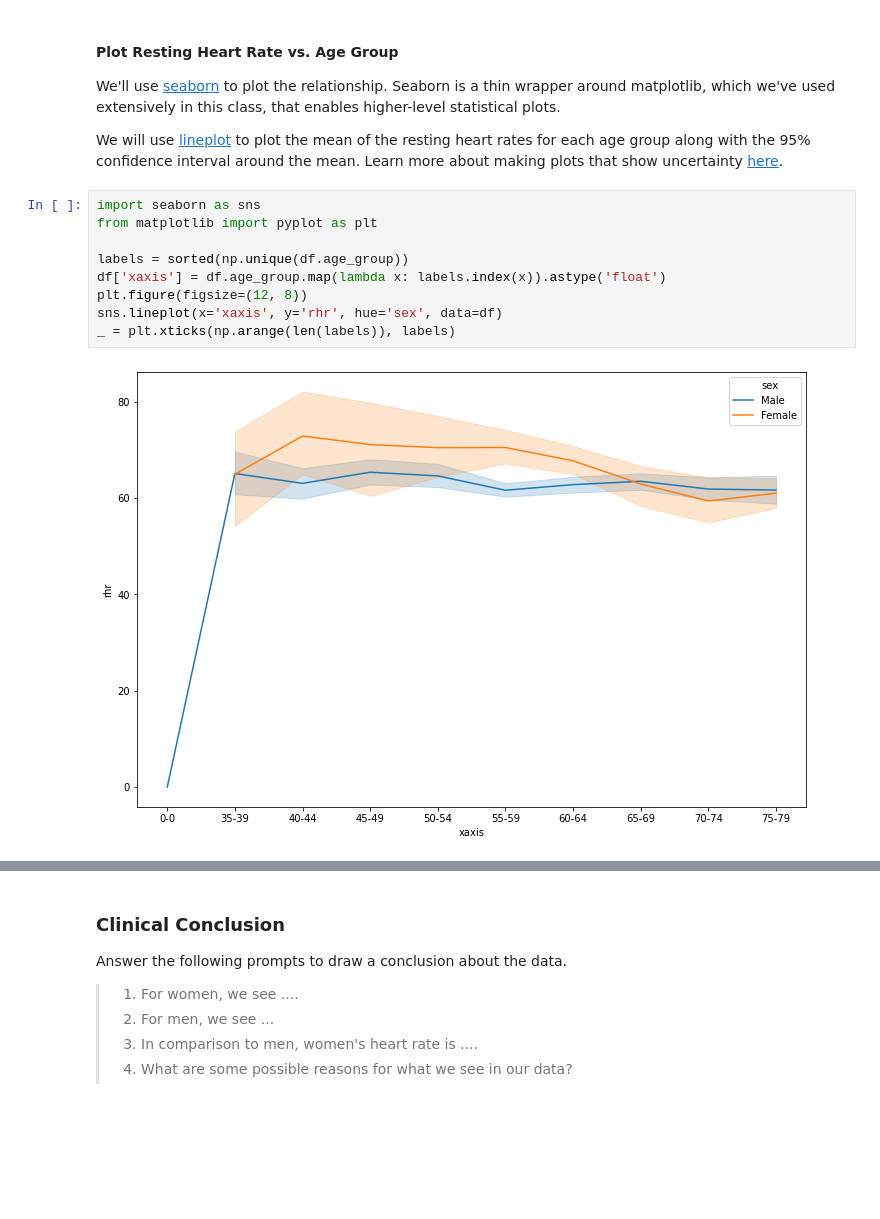
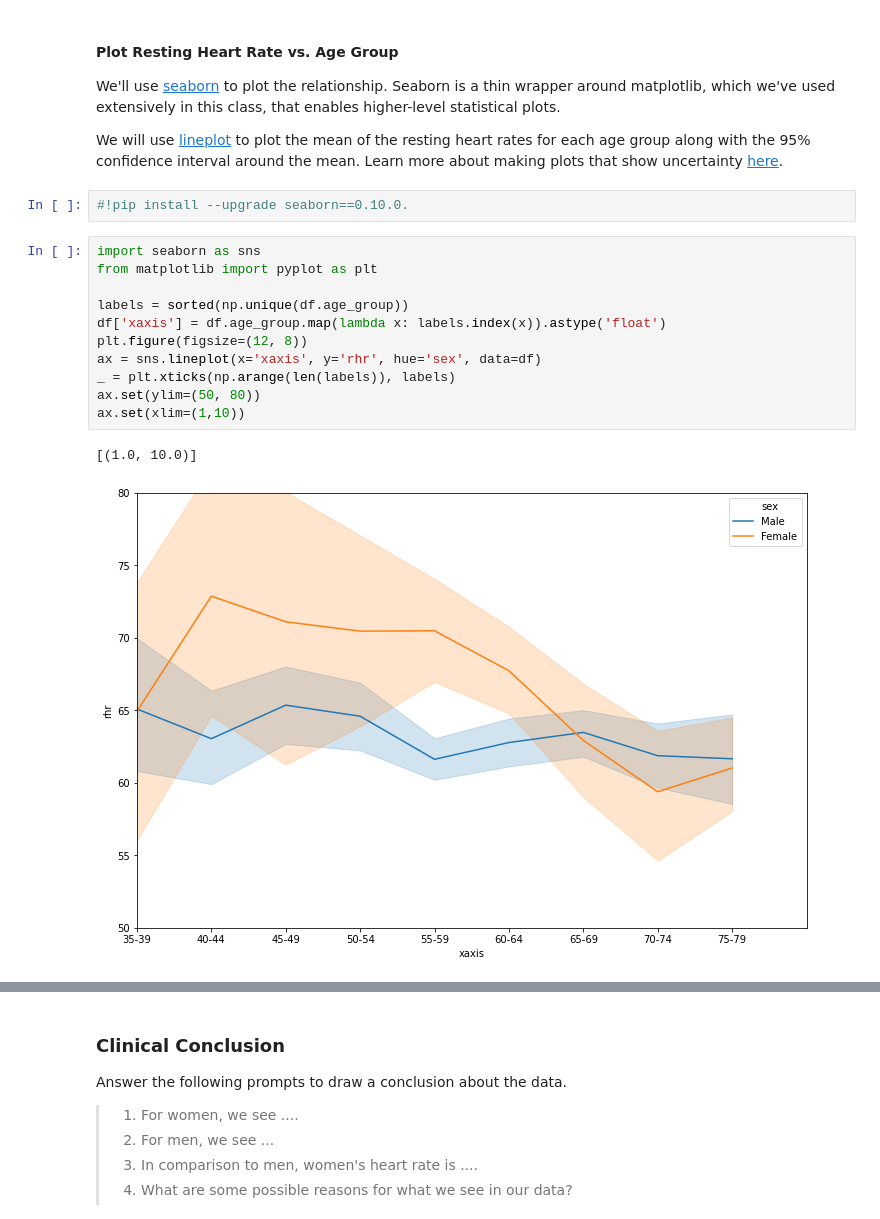
Before and after one commit to ricefields/UdaProject4, a Jupyter notebook: clinical_app_starter.ipynb, the cells around one changed output, grey strips where cells are left out. Drawn from its saved outputs; the diff is of its cells as text; blank space fills up the shorter version.

```diff
--- a/clinical_app_starter.ipynb
+++ b/clinical_app_starter.ipynb
@@ -125,14 +129,19 @@ len(df[df['sex'] == "Female"])
 We'll use [seaborn](https://seaborn.pydata.org/) to plot the relationship. Seaborn is a thin wrapper around matplotlib, which we've used extensively in this class, that enables higher-level statistical plots.
 
 We will use [lineplot](https://seaborn.pydata.org/generated/seaborn.lineplot.html#seaborn.lineplot) to plot the mean of the resting heart rates for each age group along with the 95% confidence interval around the mean. Learn more about making plots that show uncertainty [here](https://seaborn.pydata.org/tutorial/relational.html#aggregation-and-representing-uncertainty).
+# %%
+#!pip install --upgrade seaborn==0.10.0.
 # %%
 import seaborn as sns
 from matplotlib import pyplot as plt
 
 labels = sorted(np.unique(df.age_group))
 df['xaxis'] = df.age_group.map(lambda x: labels.index(x)).astype('float')
 plt.figure(figsize=(12, 8))
-sns.lineplot(x='xaxis', y='rhr', hue='sex', data=df)
+ax = sns.lineplot(x='xaxis', y='rhr', hue='sex', data=df)
 _ = plt.xticks(np.arange(len(labels)), labels)
+ax.set(ylim=(50, 80))
+ax.set(xlim=(1,10))
 # %% [output]
+[(1.0, 10.0)]
-[figure, old version]
+[figure, new version]
```
Also changed, not shown: parts of 3 cells of this notebook.
